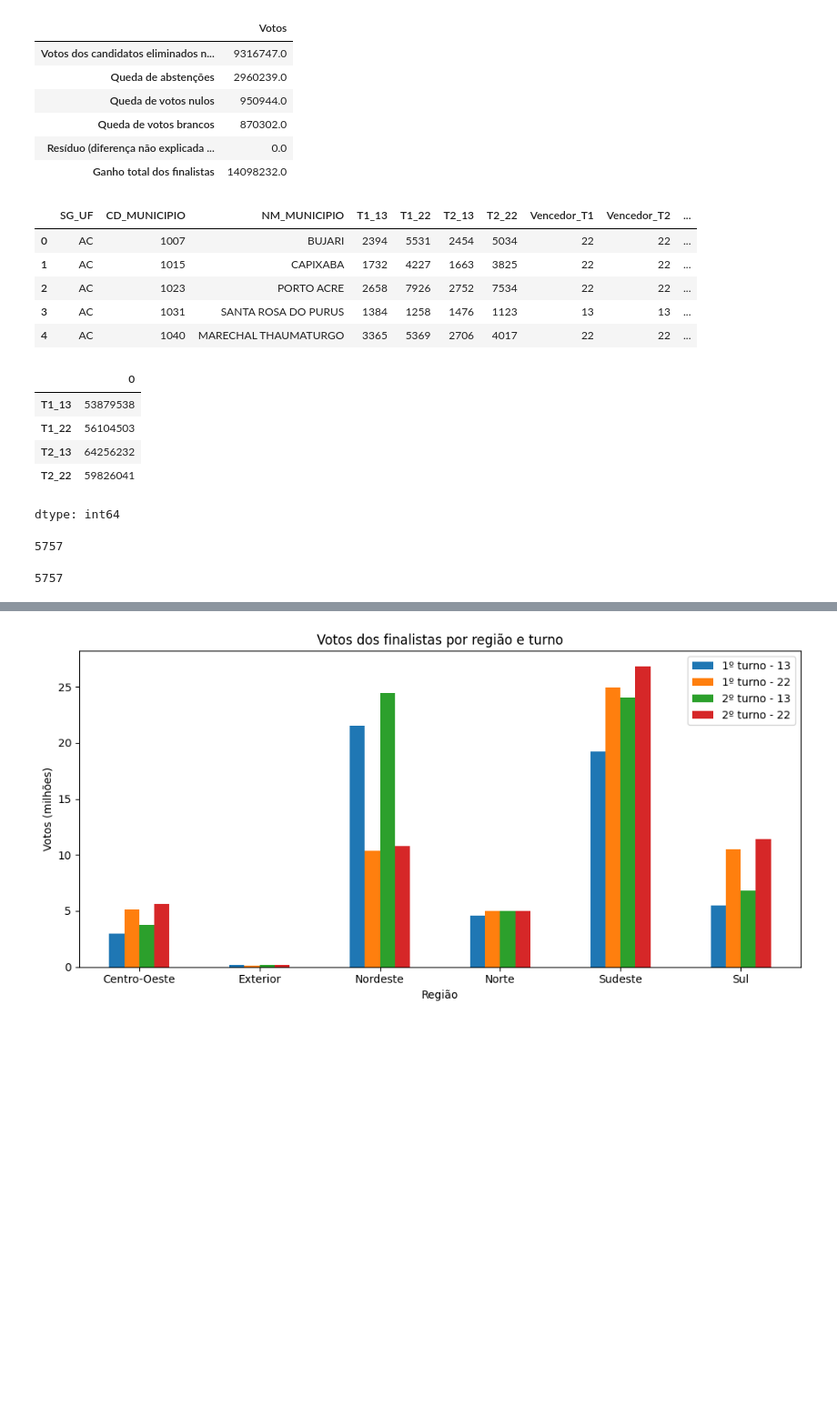
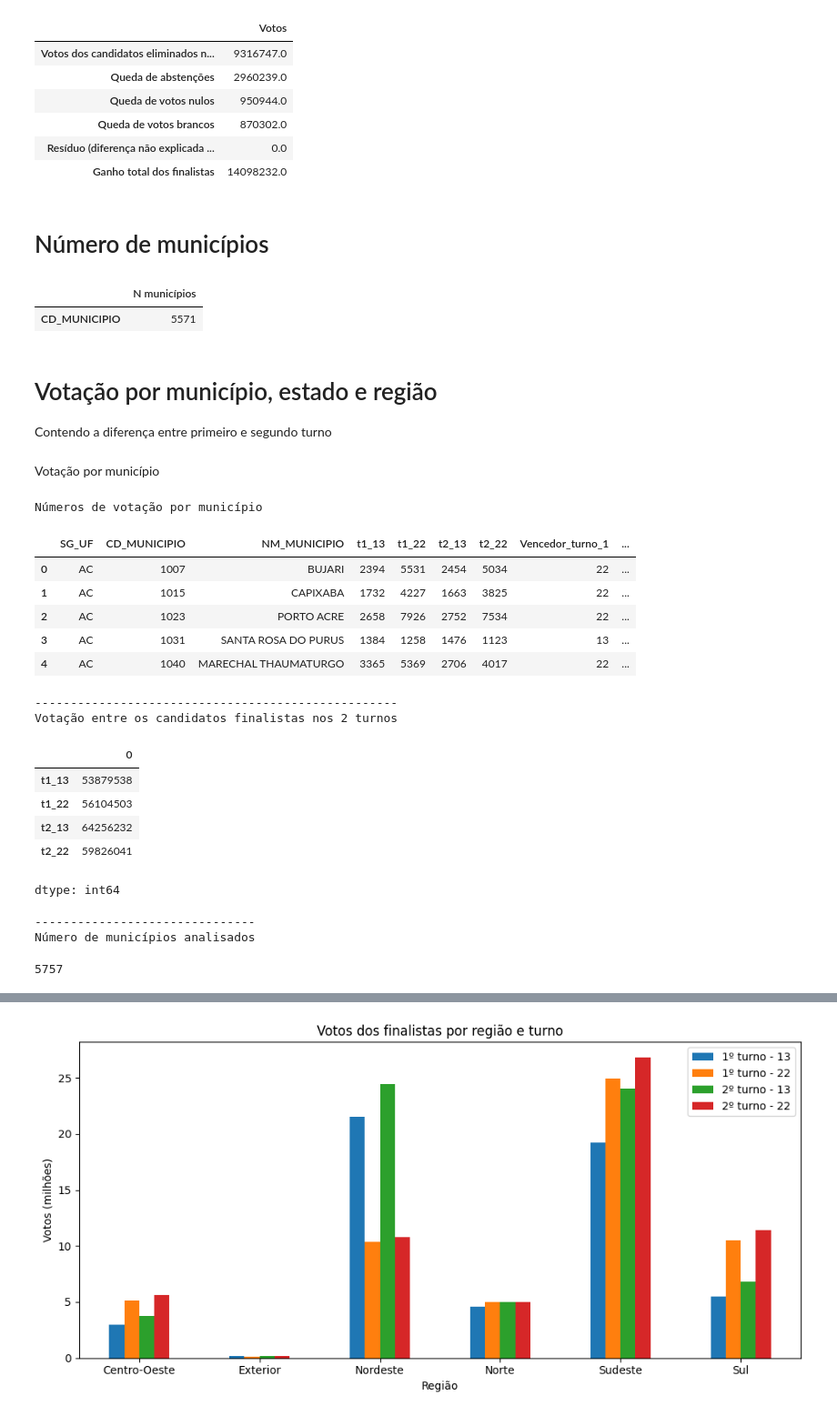
Before and after one commit to Arthxzs/Analise_Eleitoral_2026, a Jupyter notebook: Análise_votação.ipynb, the cells around one changed output, grey strips where cells are left out. Shown at 91% size. Drawn from its saved outputs; the diff is of its cells as text; code cells hidden in the pictures; blank space fills up the shorter version.

```diff
--- a/Análise_votação.ipynb
+++ b/Análise_votação.ipynb
@@ -208,42 +176,72 @@ display(composicao_ganho)
 | Queda de votos brancos | 870302.0 |
 | Resíduo (diferença não explicada ... | 0.0 |
 | Ganho total dos finalistas | 14098232.0 |
+# %% [markdown]
+# Número de municípios
+# %%
+nr_municipios_br = 5569 # Tirado do site do IBGE: https://www.ibge.gov.br/geociencias/organizacao-do-territorio/malhas-territoriais/15774-malhas.html?=&t=sobre
+
+mun_br = df2["SG_UF"] != "ZZ"
+nr_municipio = df2[mun_br][["CD_MUNICIPIO"]].nunique().to_frame()
+nr_municipio = nr_municipio.rename(columns={0: "N municípios"})
+
+display(nr_municipio)
+
+#Brasília e Fernando de Noronha não são considerados municípios propriamente ditos pelo IBGE porém são considerados nessa contagem do TSE, por isso a diferença
+# %% [output]
+|  | N municípios |
+| CD_MUNICIPIO | 5571 |
+# %% [markdown]
+# Votação por município, estado e região
+Contendo a diferença entre primeiro e segundo turno
+# %% [markdown]
+Votação por município
 # %%
 # Chave do município: SG_UF + CD_MUNICIPIO (o nome do município se repete entre UFs)
-filtro_b = (df2["DS_CARGO"] == "Presidente") & (df2["NR_CANDIDATO"].isin(finalistas))
+filtro_2 = (df2["DS_CARGO"] == "Presidente") & (df2["NR_CANDIDATO"].isin(finalistas)) # & (df2["SG_UF"] == "PB")
 
-tabela_b = df2[filtro_b].groupby(["SG_UF", "CD_MUNICIPIO", "NM_MUNICIPIO", "NR_TURNO", "NR_CANDIDATO"])[["QT_VOTOS_NOMINAIS_VALIDOS"]].sum()
-tabela_b = tabela_b.unstack(["NR_TURNO", "NR_CANDIDATO"], fill_value=0)
-tabela_b.columns = [f"T{turno}_{cand}" for _, turno, cand in tabela_b.columns]
-tabela_b = tabela_b.reset_index()
+votacao_pres_b = df2[filtro_2].groupby(["SG_UF", "CD_MUNICIPIO", "NM_MUNICIPIO", "NR_TURNO", "NR_CANDIDATO"])[["QT_VOTOS_NOMINAIS_VALIDOS"]].sum()
+votacao_pres_b = votacao_pres_b.unstack(["NR_TURNO", "NR_CANDIDATO"], fill_value=0)
+votacao_pres_b.columns = [f"t{turno}_{cand}" for _, turno, cand in votacao_pres_b.columns]
+votacao_pres_b = votacao_pres_b.reset_index()
 
 # Regra do vencedor (13 ou 22; 0 = empate exato), escrita uma vez e usada em município, UF e região
 def definir_vencedor(df, col_13, col_22):
     return np.select([df[col_13] > df[col_22], df[col_22] > df[col_13]], [13, 22], default=0)
 
-tabela_b["Vencedor_T1"] = definir_vencedor(tabela_b, "T1_13", "T1_22")
-tabela_b["Vencedor_T2"] = definir_vencedor(tabela_b, "T2_13", "T2_22")
-tabela_b["Margem_T1"] = tabela_b["T1_13"] - tabela_b["T1_22"]
-tabela_b["Margem_T2"] = tabela_b["T2_13"] - tabela_b["T2_22"]
+votacao_pres_b["Vencedor_turno_1"] = definir_vencedor(votacao_pres_b, "t1_13", "t1_22")
+votacao_pres_b["Vencedor_turno_2"] = definir_vencedor(votacao_pres_b, "t2_13", "t2_22")
+votacao_pres_b["Margem_turno_1"] = votacao_pres_b["t1_13"] - votacao_pres_b["t1_22"]
+votacao_pres_b["Margem_turno_2"] = votacao_pres_b["t2_13"] - votacao_pres_b["t2_22"]
 
-colunas_votos = ["T1_13", "T1_22", "T2_13", "T2_22"]
+colunas_votos = ["t1_13", "t1_22", "t2_13", "t2_22"]
 
-display(tabela_b.head())
 
 # Conferências: as somas devem fechar com os totais por candidato e turno
-display(tabela_b[colunas_votos].sum(), len(tabela_b), df2[df2["DS_CARGO"] == "Presidente"]["CD_MUNICIPIO"].nunique())
+print("Números de votação por município")
+display(votacao_pres_b.head()) #Tá por ordem dos estados
+print("---------------------------------------------------")
+print("Votação entre os candidatos finalistas nos 2 turnos")
+display(votacao_pres_b[colunas_votos].sum())
+print("-------------------------------")
+print("Número de municípios analisados") # Municípios nacionais + internacionais
+display(df2[df2["DS_CARGO"] == "Presidente"]["CD_MUNICIPIO"].nunique())
 # %% [output]
+Números de votação por município
-|  | SG_UF | CD_MUNICIPIO | NM_MUNICIPIO | T1_13 | T1_22 | T2_13 | T2_22 | Vencedor_T1 | Vencedor_T2 | ... |
-| 0 | AC | 1007 | BUJARI | 2394 | 5531 | 2454 | 5034 | 22 | 22 | ... |
-| 1 | AC | 1015 | CAPIXABA | 1732 | 4227 | 1663 | 3825 | 22 | 22 | ... |
-| 2 | AC | 1023 | PORTO ACRE | 2658 | 7926 | 2752 | 7534 | 22 | 22 | ... |
-| 3 | AC | 1031 | SANTA ROSA DO PURUS | 1384 | 1258 | 1476 | 1123 | 13 | 13 | ... |
-| 4 | AC | 1040 | MARECHAL THAUMATURGO | 3365 | 5369 | 2706 | 4017 | 22 | 22 | ... |
+|  | SG_UF | CD_MUNICIPIO | NM_MUNICIPIO | t1_13 | t1_22 | t2_13 | t2_22 | Vencedor_turno_1 | ... |
+| 0 | AC | 1007 | BUJARI | 2394 | 5531 | 2454 | 5034 | 22 | ... |
+| 1 | AC | 1015 | CAPIXABA | 1732 | 4227 | 1663 | 3825 | 22 | ... |
+| 2 | AC | 1023 | PORTO ACRE | 2658 | 7926 | 2752 | 7534 | 22 | ... |
+| 3 | AC | 1031 | SANTA ROSA DO PURUS | 1384 | 1258 | 1476 | 1123 | 13 | ... |
+| 4 | AC | 1040 | MARECHAL THAUMATURGO | 3365 | 5369 | 2706 | 4017 | 22 | ... |
+---------------------------------------------------
+Votação entre os candidatos finalistas nos 2 turnos
 |  | 0 |
-| T1_13 | 53879538 |
-| T1_22 | 56104503 |
-| T2_13 | 64256232 |
-| T2_22 | 59826041 |
+| t1_13 | 53879538 |
+| t1_22 | 56104503 |
+| t2_13 | 64256232 |
+| t2_22 | 59826041 |
-dtype: int64
-5757
-5757
+dtype: int64
+-------------------------------
+Número de municípios analisados
+5757
```
Also changed, not shown: parts of 32 cells of this notebook.
